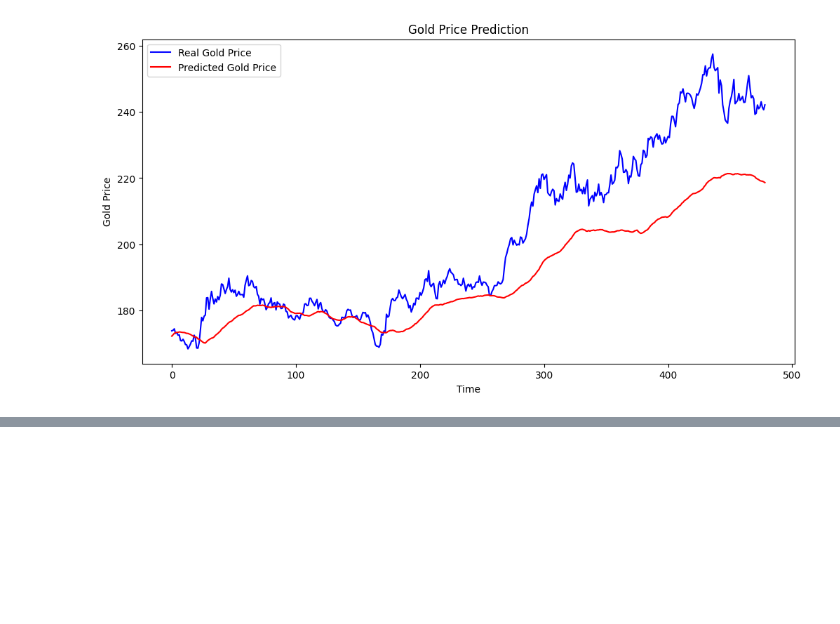
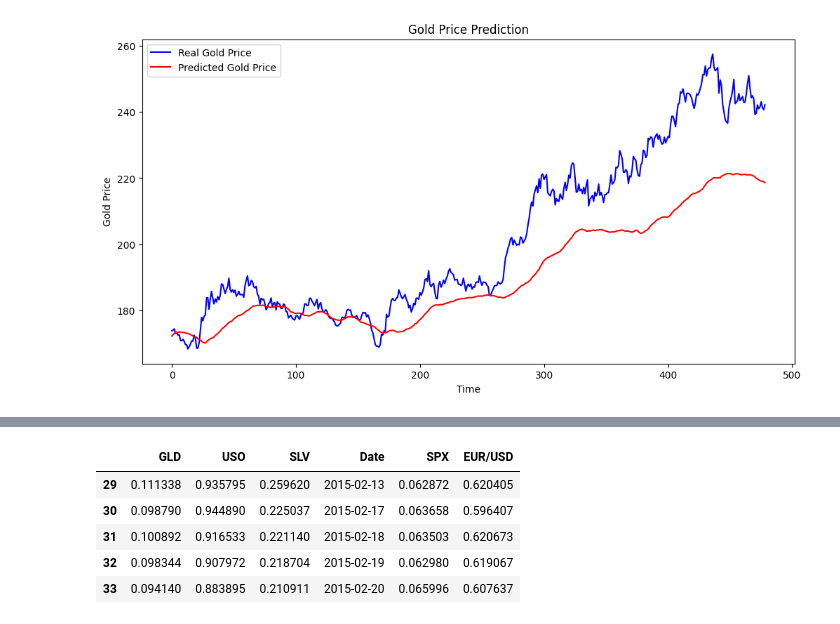
Before and after one commit to sejfovskienes/training_model, a Jupyter notebook: training/train9.ipynb, the cells around one changed output, grey strips where cells are left out. Saved outputs shown, nothing was run; the diff lists cells and outputs as text; code cells hidden in the pictures; blank space fills up the shorter version.

```diff
--- a/training/train9.ipynb
+++ b/training/train9.ipynb
@@ -282,0 +322,15 @@ Final validation loss: 0.001211
+# %%
+target = ['GLD']
+features = [col for col in df.columns if col not in ['Date', target]]
+
+scaler = MinMaxScaler()
+df[features] = scaler.fit_transform(df[features])
+
+df.head()
+# %% [output]
+|  | GLD | USO | SLV | Date | SPX | EUR/USD |
+| 29 | 0.111338 | 0.935795 | 0.259620 | 2015-02-13 | 0.062872 | 0.620405 |
+| 30 | 0.098790 | 0.944890 | 0.225037 | 2015-02-17 | 0.063658 | 0.596407 |
+| 31 | 0.100892 | 0.916533 | 0.221140 | 2015-02-18 | 0.063503 | 0.620673 |
+| 32 | 0.098344 | 0.907972 | 0.218704 | 2015-02-19 | 0.062980 | 0.619067 |
+| 33 | 0.094140 | 0.883895 | 0.210911 | 2015-02-20 | 0.065996 | 0.607637 |
```
Also changed, not shown: parts of 13 cells of this notebook.
